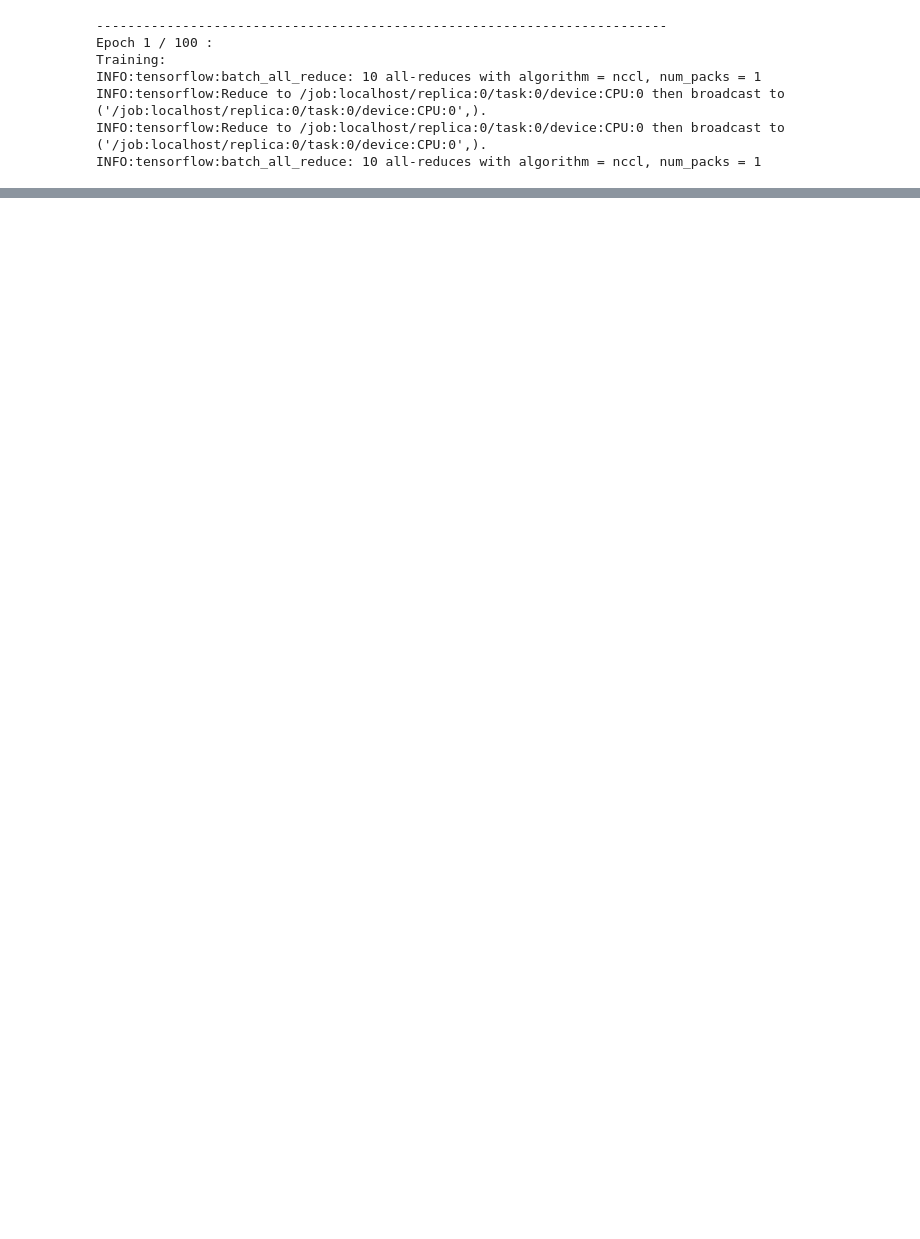
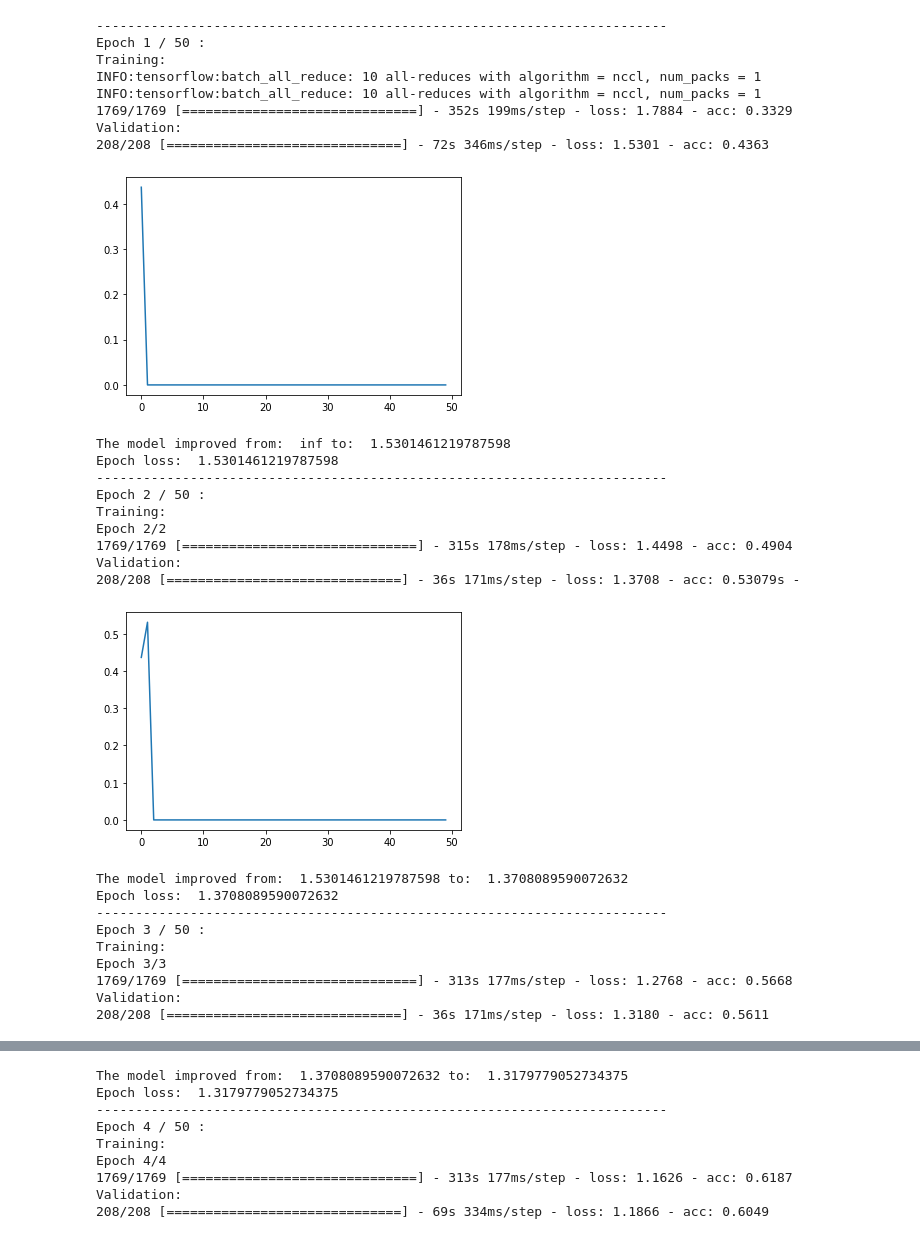
Before and after one commit to JamesLloydPartington/FelixML_New, a Jupyter notebook: models/classification/direction_all/threaded_classifier_2.ipynb, the cells around one changed output, grey strips where cells are left out. Saved outputs shown, nothing was run; the diff lists cells and outputs as text; code cells hidden in the pictures; blank space fills up the shorter version.

Commit message:
save the files plz

```diff
--- a/models/classification/direction_all/threaded_classifier_2.ipynb
+++ b/models/classification/direction_all/threaded_classifier_2.ipynb
@@ -103,14 +119,14 @@ def felix_fit_new(model, batch_size, epochs, workers, callbacks, AllPaths, file_
 #All paths
 
 SaveDataPath = "/home/ug-ml/Documents/GitHub_BigFiles/SaveFolder" #Base directory of place you store information of models
-SaveFolderName = "/Model1" #Will create a folder and put in information about the outcome / inputs
-ModelName = "/Model1.hdf5"
+SaveFolderName = "/Classifer_1" #Will create a folder and put in information about the outcome / inputs
+ModelName = "/Model.hdf5"
 
 
 #Many variables
 
 #Model Variables
-input_shape = (36, 128, 128)
+input_shape = (1, 128, 128)
 
 #Hyper parameters
 learning_rate = 0.0005
@@ -118,11 +134,11 @@ l2_regularizer = 0.0001
 loss = 'categorical_crossentropy'
 optimizer = "RMSprop" #Not a variable ONLY used for a note
 batch_size = 32
-epochs = 100
+epochs = 50
 ShuffleTrainData = True
 
 #Call back variables
-TrainingPatience = 30
+TrainingPatience = 5
 CheckPointMonitor = 'val_acc'
 EarlyStopMonitor = 'val_acc'
 
@@ -241,7 +257,7 @@ def OpenTxt(Path):
         List.append(i[0])
     return(List)
 
-DataPath = "/home/ug-ml/felix-ML/classification/Classification36_Reduced0p1/FilePaths/"
+DataPath = "/home/ug-ml/felix-ML/classification/Classification15/DataPaths/"
 
 TrainPath = OpenTxt(DataPath + "Train_0p1.txt")
 ValPath = OpenTxt(DataPath + "Validation_0p1.txt")
@@ -252,13 +268,3 @@ ValThickness = MakeThicknessList(ValPath)
 TestThickness = MakeThicknessList(TestPath)
 
 AllPaths = [[TrainPath,TrainThickness],[ValPath,ValThickness],[TestPath,TestThickness]]
-# %%
-felix_fit_new(model, batch_size, epochs, CPUworkers, [EarlyStop, Checkpoint], AllPaths, "npy")
-# %% [output]
--------------------------------------------------------------------------
-Epoch 1 / 100 :
-Training:
-INFO:tensorflow:batch_all_reduce: 10 all-reduces with algorithm = nccl, num_packs = 1
-INFO:tensorflow:Reduce to /job:localhost/replica:0/task:0/device:CPU:0 then broadcast to ('/job:localhost/replica:0/task:0/device:CPU:0',).
-INFO:tensorflow:Reduce to /job:localhost/replica:0/task:0/device:CPU:0 then broadcast to ('/job:localhost/replica:0/task:0/device:CPU:0',).
-INFO:tensorflow:batch_all_reduce: 10 all-reduces with algorithm = nccl, num_packs = 1
@@ -266,0 +271,35 @@ model.save("/home/ug-ml/Documents/GitHub_BigFiles/SaveFolder/ConvnetAllData2/Con
+# %%
+training_history = np.zeros(shape=(2,epochs))
+validation_history = np.zeros(shape=(2,epochs))
+test_history = [0,0]
+#print(model.metrics_names)
+felix_fit_new(model, batch_size, epochs, CPUworkers, [EarlyStop, Checkpoint], AllPaths, "npy", training_history, validation_history, TrainingPatience, test_history)
+# %% [output]
+-------------------------------------------------------------------------
+Epoch 1 / 50 :
+Training:
+INFO:tensorflow:batch_all_reduce: 10 all-reduces with algorithm = nccl, num_packs = 1
+INFO:tensorflow:batch_all_reduce: 10 all-reduces with algorithm = nccl, num_packs = 1
+1769/1769 [==============================] - 352s 199ms/step - loss: 1.7884 - acc: 0.3329
+Validation:
+208/208 [==============================] - 72s 346ms/step - loss: 1.5301 - acc: 0.4363
+[figure, added]
+The model improved from:  inf to:  1.5301461219787598
+Epoch loss:  1.5301461219787598
+-------------------------------------------------------------------------
+Epoch 2 / 50 :
+Training:
+Epoch 2/2
+1769/1769 [==============================] - 315s 178ms/step - loss: 1.4498 - acc: 0.4904
+Validation:
+208/208 [==============================] - 36s 171ms/step - loss: 1.3708 - acc: 0.53079s -
+[figure, added]
+The model improved from:  1.5301461219787598 to:  1.3708089590072632
+Epoch loss:  1.3708089590072632
+-------------------------------------------------------------------------
+Epoch 3 / 50 :
+Training:
+Epoch 3/3
+1769/1769 [==============================] - 313s 177ms/step - loss: 1.2768 - acc: 0.5668
+Validation:
+208/208 [==============================] - 36s 171ms/step - loss: 1.3180 - acc: 0.5611
@@ -266,0 +307,9 @@ model.save("/home/ug-ml/Documents/GitHub_BigFiles/SaveFolder/ConvnetAllData2/Con
+The model improved from:  1.3708089590072632 to:  1.3179779052734375
+Epoch loss:  1.3179779052734375
+-------------------------------------------------------------------------
+Epoch 4 / 50 :
+Training:
+Epoch 4/4
+1769/1769 [==============================] - 313s 177ms/step - loss: 1.1626 - acc: 0.6187
+Validation:
+208/208 [==============================] - 69s 334ms/step - loss: 1.1866 - acc: 0.6049
```
Also changed, not shown: parts of 7 cells of this notebook, 4 other files.
